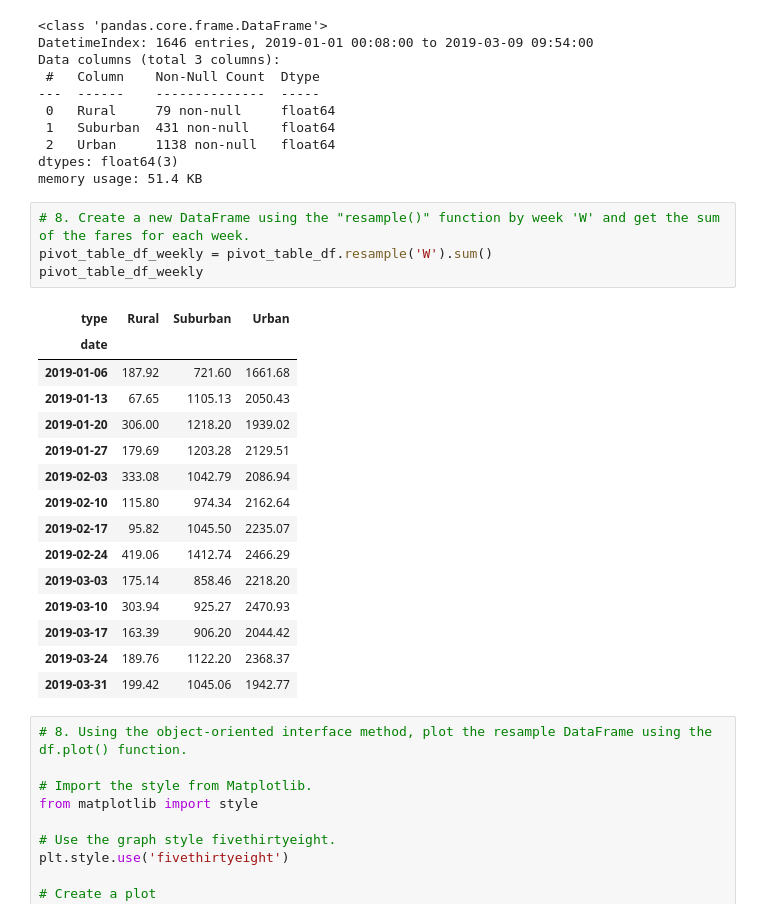
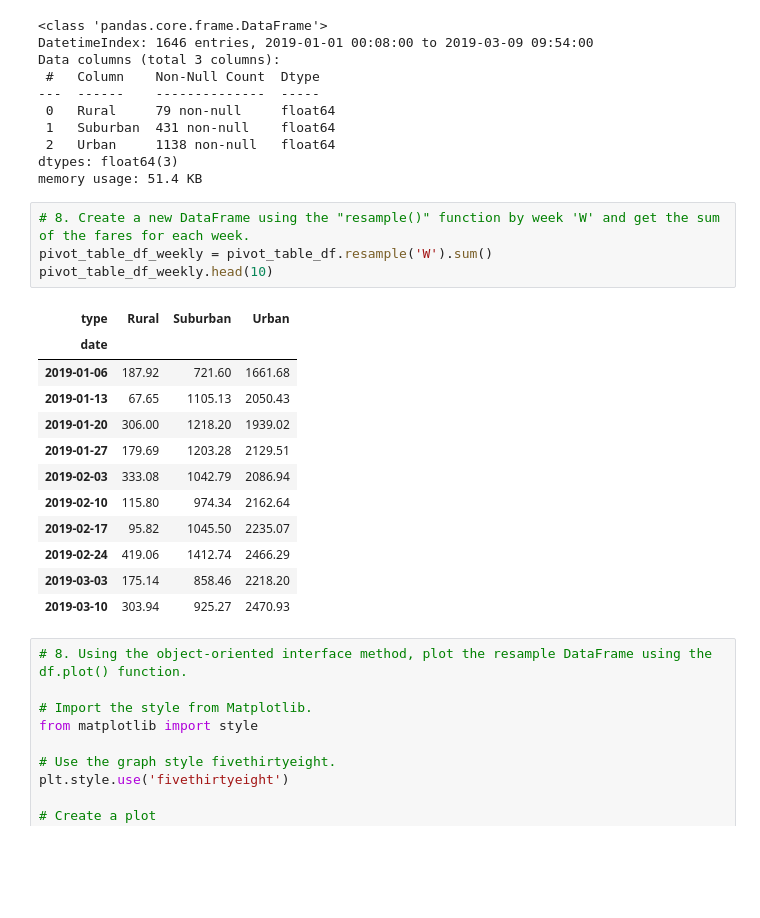
Before and after one commit to NAppazeller/PyBer_Analysis, a Jupyter notebook: PyBer_Challenge.ipynb, the cells around one changed output. Cells and saved outputs as stored; diff of their text form; blank space fills up the shorter version.

```diff
--- a/PyBer_Challenge.ipynb
+++ b/PyBer_Challenge.ipynb
@@ -226,23 +226,20 @@ memory usage: 51.4 KB
 # %%
 # 8. Create a new DataFrame using the "resample()" function by week 'W' and get the sum of the fares for each week.
 pivot_table_df_weekly = pivot_table_df.resample('W').sum()
-pivot_table_df_weekly
+pivot_table_df_weekly.head(10)
 # %% [output]
 | type | Rural | Suburban | Urban |
 | date |  |  |  |
 | 2019-01-06 | 187.92 | 721.60 | 1661.68 |
 | 2019-01-13 | 67.65 | 1105.13 | 2050.43 |
 | 2019-01-20 | 306.00 | 1218.20 | 1939.02 |
 | 2019-01-27 | 179.69 | 1203.28 | 2129.51 |
 | 2019-02-03 | 333.08 | 1042.79 | 2086.94 |
 | 2019-02-10 | 115.80 | 974.34 | 2162.64 |
 | 2019-02-17 | 95.82 | 1045.50 | 2235.07 |
 | 2019-02-24 | 419.06 | 1412.74 | 2466.29 |
 | 2019-03-03 | 175.14 | 858.46 | 2218.20 |
 | 2019-03-10 | 303.94 | 925.27 | 2470.93 |
-| 2019-03-17 | 163.39 | 906.20 | 2044.42 |
-| 2019-03-24 | 189.76 | 1122.20 | 2368.37 |
-| 2019-03-31 | 199.42 | 1045.06 | 1942.77 |
 # %%
 # 8. Using the object-oriented interface method, plot the resample DataFrame using the df.plot() function.
 
```
Also changed, not shown: 4 other files.
